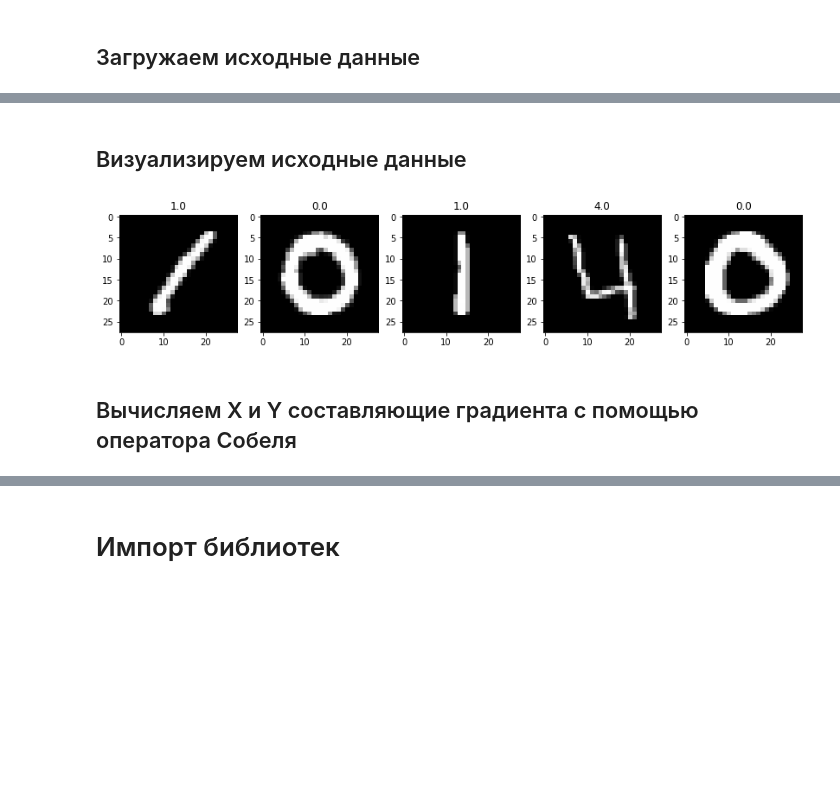
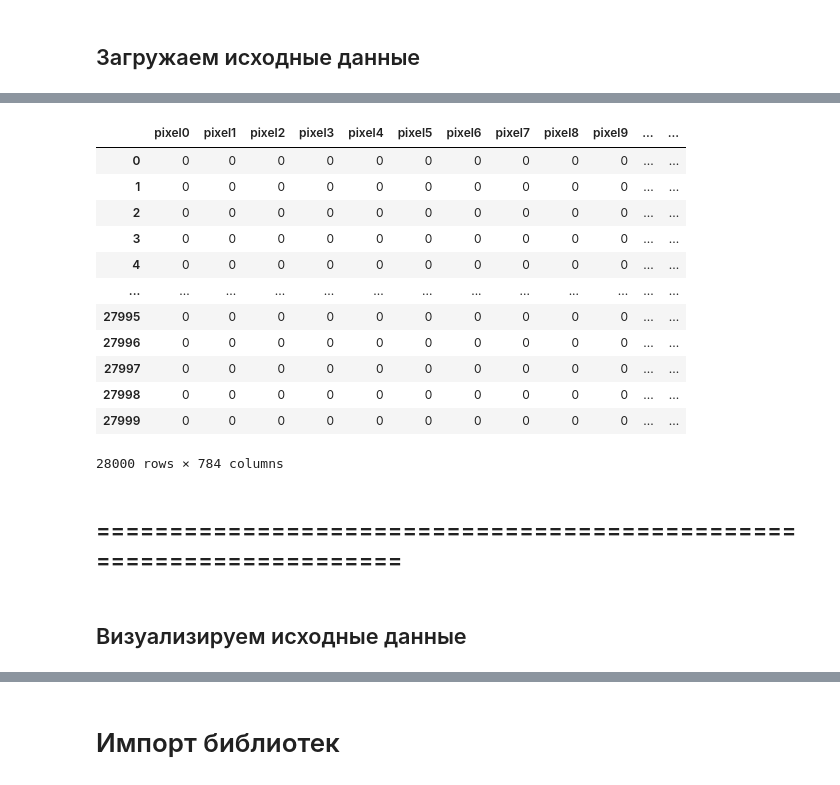
Before and after one commit to IvanAniskavets/Python_2.0, a Jupyter notebook: CV/CV_homework_1.ipynb, the cells around one changed output, grey strips where cells are left out. Drawn from its saved outputs; the diff is of its cells as text; code cells hidden in the pictures; blank space fills up the shorter version.

```diff
--- a/CV/CV_homework_1.ipynb
+++ b/CV/CV_homework_1.ipynb
@@ -27,0 +17,3 @@ train_img.shape
+# %%
+train = pd.read_csv('./new_data/train.csv')
+test = pd.read_csv('./new_data/test.csv')
@@ -27,0 +35,18 @@ train_img.shape
+# %%
+test
+# %% [output]
+|  | pixel0 | pixel1 | pixel2 | pixel3 | pixel4 | pixel5 | pixel6 | pixel7 | pixel8 | pixel9 | ... | ... |
+| 0 | 0 | 0 | 0 | 0 | 0 | 0 | 0 | 0 | 0 | 0 | ... | ... |
+| 1 | 0 | 0 | 0 | 0 | 0 | 0 | 0 | 0 | 0 | 0 | ... | ... |
+| 2 | 0 | 0 | 0 | 0 | 0 | 0 | 0 | 0 | 0 | 0 | ... | ... |
+| 3 | 0 | 0 | 0 | 0 | 0 | 0 | 0 | 0 | 0 | 0 | ... | ... |
+| 4 | 0 | 0 | 0 | 0 | 0 | 0 | 0 | 0 | 0 | 0 | ... | ... |
+| ... | ... | ... | ... | ... | ... | ... | ... | ... | ... | ... | ... | ... |
+| 27995 | 0 | 0 | 0 | 0 | 0 | 0 | 0 | 0 | 0 | 0 | ... | ... |
+| 27996 | 0 | 0 | 0 | 0 | 0 | 0 | 0 | 0 | 0 | 0 | ... | ... |
+| 27997 | 0 | 0 | 0 | 0 | 0 | 0 | 0 | 0 | 0 | 0 | ... | ... |
+| 27998 | 0 | 0 | 0 | 0 | 0 | 0 | 0 | 0 | 0 | 0 | ... | ... |
+| 27999 | 0 | 0 | 0 | 0 | 0 | 0 | 0 | 0 | 0 | 0 | ... | ... |
+28000 rows × 784 columns
+# %% [markdown]
+## =====================================================================
@@ -28,12 +64,2 @@ train_img.shape
 # %% [markdown]
 ## Визуализируем исходные данные
-# %%
-fig = plt.figure(figsize=(20, 10))
-for i, img in enumerate(train_img[0:5], 1):
-    subplot = fig.add_subplot(1, 7, i)
-    plt.imshow(img, cmap='gray');
-    subplot.set_title('%s' % train_label[i - 1]);
-# %% [output]
-[figure, removed]
-# %% [markdown]
-## Вычисляем X и Y составляющие градиента с помощью оператора Собеля
```
Also changed, not shown: parts of 103 cells of this notebook.
